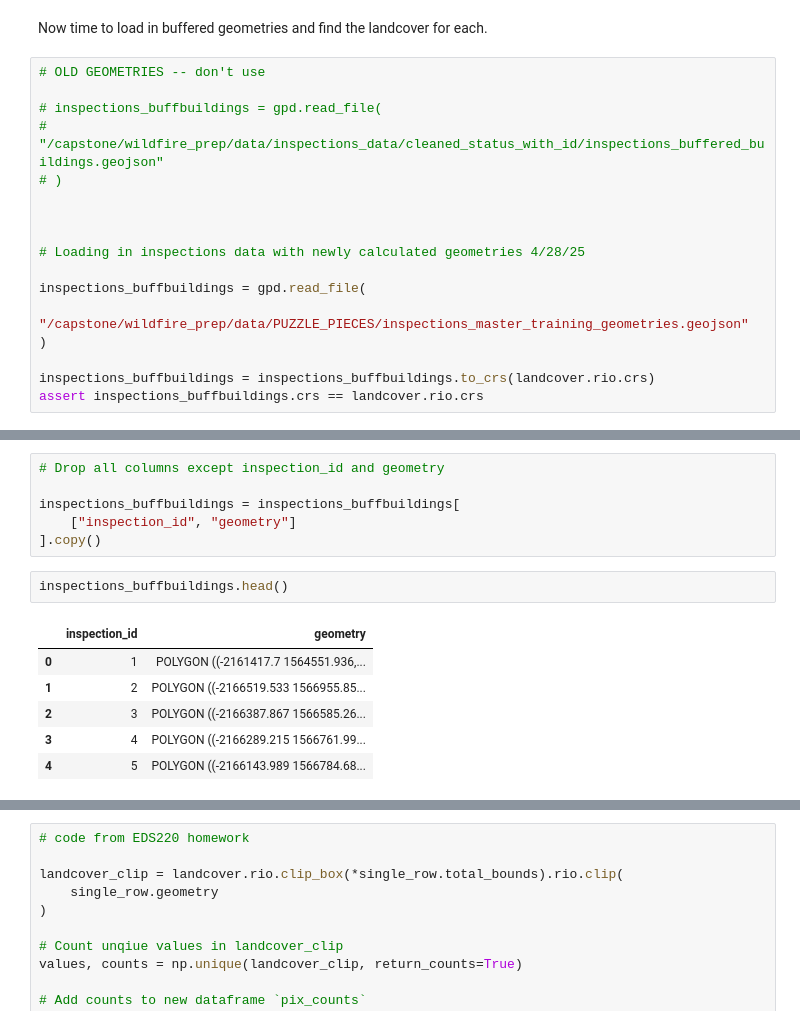
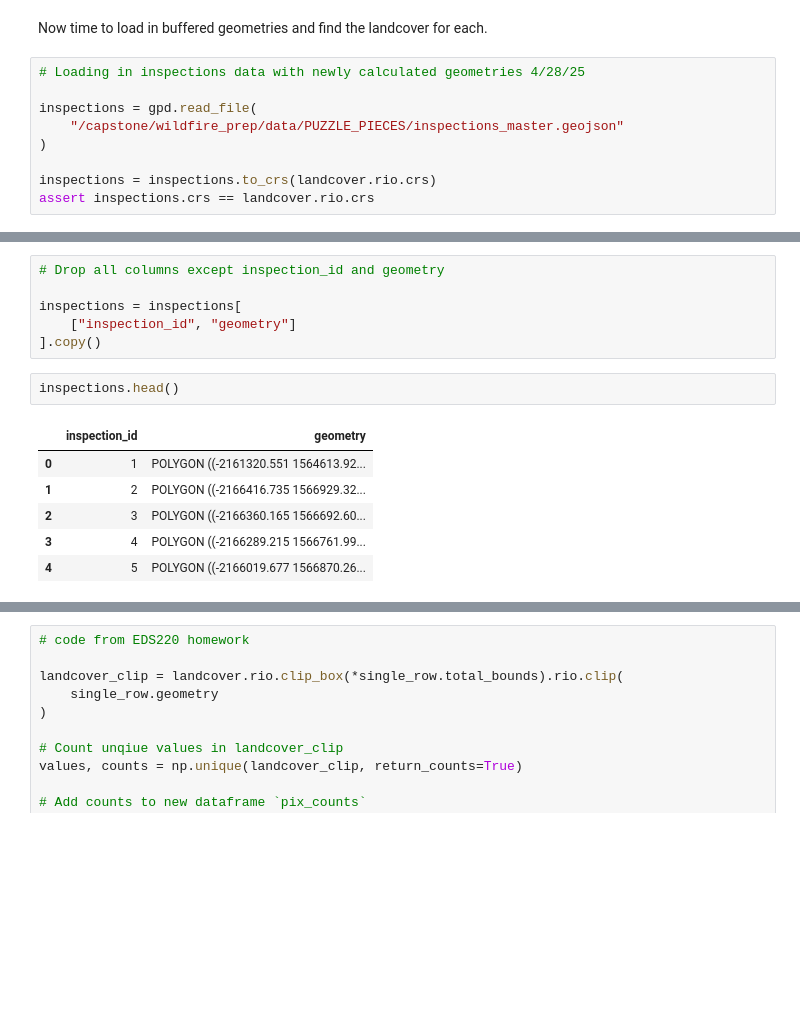
Before and after one commit to wildfire-prep/data-preparation, a Jupyter notebook: code/04_landcover_stats/landcover_stats.ipynb, the cells around one changed output, grey strips where cells are left out. Drawn from its saved outputs; the diff is of its cells as text; blank space fills up the shorter version.

```diff
--- a/code/04_landcover_stats/landcover_stats.ipynb
+++ b/code/04_landcover_stats/landcover_stats.ipynb
@@ -167,19 +169,11 @@ landcover_clip.plot()
 # %% [markdown]
 Now time to load in buffered geometries and find the landcover for each.
 # %%
-# OLD GEOMETRIES -- don't use
-
-# inspections_buffbuildings = gpd.read_file(
-#     "/capstone/wildfire_prep/data/inspections_data/cleaned_status_with_id/inspections_buffered_buildings.geojson"
-# )
-
-
-
 # Loading in inspections data with newly calculated geometries 4/28/25
 
-inspections_buffbuildings = gpd.read_file(
-    "/capstone/wildfire_prep/data/PUZZLE_PIECES/inspections_master_training_geometries.geojson"
+inspections = gpd.read_file(
+    "/capstone/wildfire_prep/data/PUZZLE_PIECES/inspections_master.geojson"
 )
 
-inspections_buffbuildings = inspections_buffbuildings.to_crs(landcover.rio.crs)
-assert inspections_buffbuildings.crs == landcover.rio.crs
+inspections = inspections.to_crs(landcover.rio.crs)
+assert inspections.crs == landcover.rio.crs
@@ -202,16 +196,16 @@ inspections_buffbuildings
 # %%
 # Drop all columns except inspection_id and geometry
 
-inspections_buffbuildings = inspections_buffbuildings[
+inspections = inspections[
     ["inspection_id", "geometry"]
 ].copy()
 # %%
-inspections_buffbuildings.head()
+inspections.head()
 # %% [output]
 |  | inspection_id | geometry |
-| 0 | 1 | POLYGON ((-2161417.7 1564551.936,... |
-| 1 | 2 | POLYGON ((-2166519.533 1566955.85... |
-| 2 | 3 | POLYGON ((-2166387.867 1566585.26... |
+| 0 | 1 | POLYGON ((-2161320.551 1564613.92... |
+| 1 | 2 | POLYGON ((-2166416.735 1566929.32... |
+| 2 | 3 | POLYGON ((-2166360.165 1566692.60... |
 | 3 | 4 | POLYGON ((-2166289.215 1566761.99... |
-| 4 | 5 | POLYGON ((-2166143.989 1566784.68... |
+| 4 | 5 | POLYGON ((-2166019.677 1566870.26... |
 # %%
```
Also changed, not shown: parts of 17 cells of this notebook, 2 other files.
